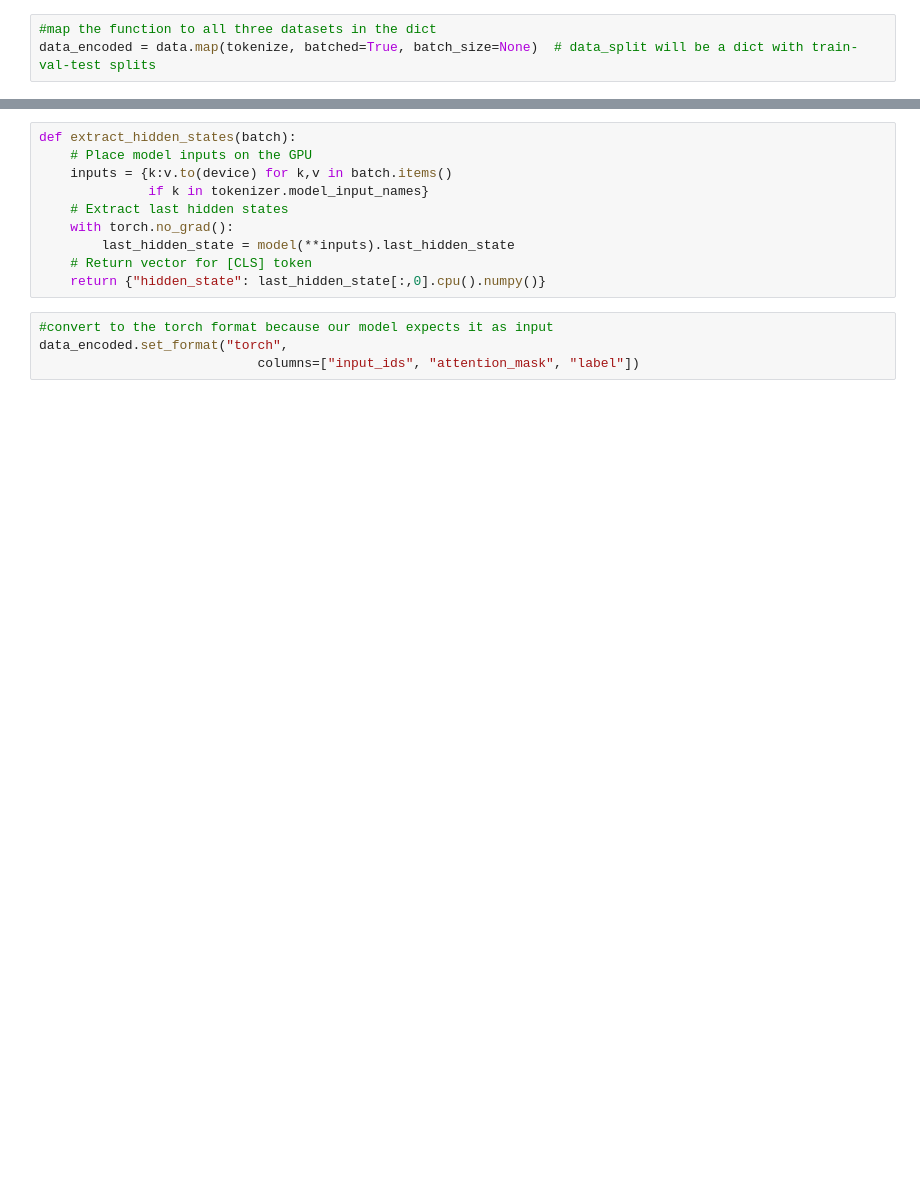
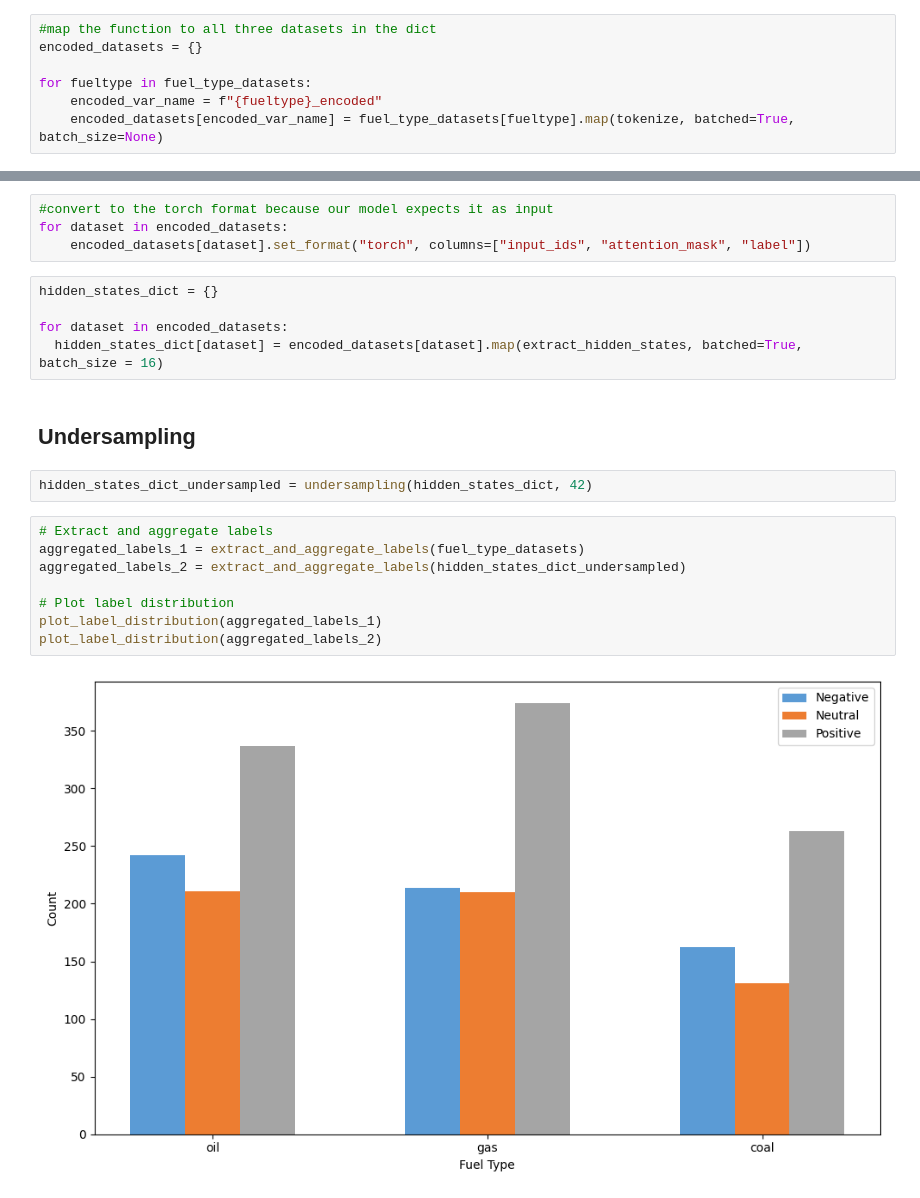
Before and after one commit to Ketskapow/ADS-Thesis-Project, a Jupyter notebook: model_pipeline.ipynb, the cells around one changed output, grey strips where cells are left out. Cells and saved outputs as stored; diff of their text form; blank space fills up the shorter version.

```diff
--- a/model_pipeline.ipynb
+++ b/model_pipeline.ipynb
@@ -21,3 +423,7 @@ def tokenize(batch):
 # %%
 #map the function to all three datasets in the dict
-data_encoded = data.map(tokenize, batched=True, batch_size=None)  # data_split will be a dict with train-val-test splits
+encoded_datasets = {}
+
+for fueltype in fuel_type_datasets:
+    encoded_var_name = f"{fueltype}_encoded"
+    encoded_datasets[encoded_var_name] = fuel_type_datasets[fueltype].map(tokenize, batched=True, batch_size=None)
@@ -29,14 +436,23 @@ model = AutoModel.from_pretrained(model_ckpt).to(device)
-# %%
-def extract_hidden_states(batch):
-    # Place model inputs on the GPU
-    inputs = {k:v.to(device) for k,v in batch.items()
-              if k in tokenizer.model_input_names}
-    # Extract last hidden states
-    with torch.no_grad():
-        last_hidden_state = model(**inputs).last_hidden_state
-    # Return vector for [CLS] token
-    return {"hidden_state": last_hidden_state[:,0].cpu().numpy()}
 # %%
 #convert to the torch format because our model expects it as input
-data_encoded.set_format("torch",
-                            columns=["input_ids", "attention_mask", "label"])
+for dataset in encoded_datasets:
+    encoded_datasets[dataset].set_format("torch", columns=["input_ids", "attention_mask", "label"])
+# %%
+hidden_states_dict = {}
+
+for dataset in encoded_datasets:
+  hidden_states_dict[dataset] = encoded_datasets[dataset].map(extract_hidden_states, batched=True, batch_size = 16)
+# %% [markdown]
+## Undersampling
+# %%
+hidden_states_dict_undersampled = undersampling(hidden_states_dict, 42)
+# %%
+# Extract and aggregate labels
+aggregated_labels_1 = extract_and_aggregate_labels(fuel_type_datasets)
+aggregated_labels_2 = extract_and_aggregate_labels(hidden_states_dict_undersampled)
+
+# Plot label distribution
+plot_label_distribution(aggregated_labels_1)
+plot_label_distribution(aggregated_labels_2)
+# %% [output]
+[figure, added]
```
Also changed, not shown: parts of 71 cells of this notebook, 11 other files.
